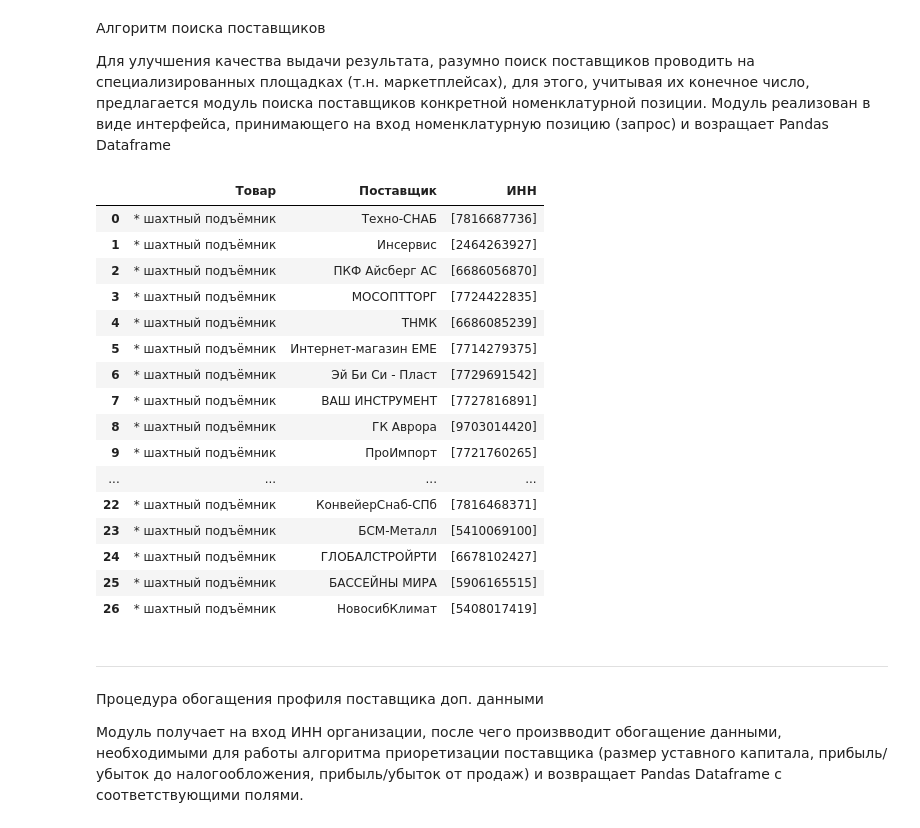
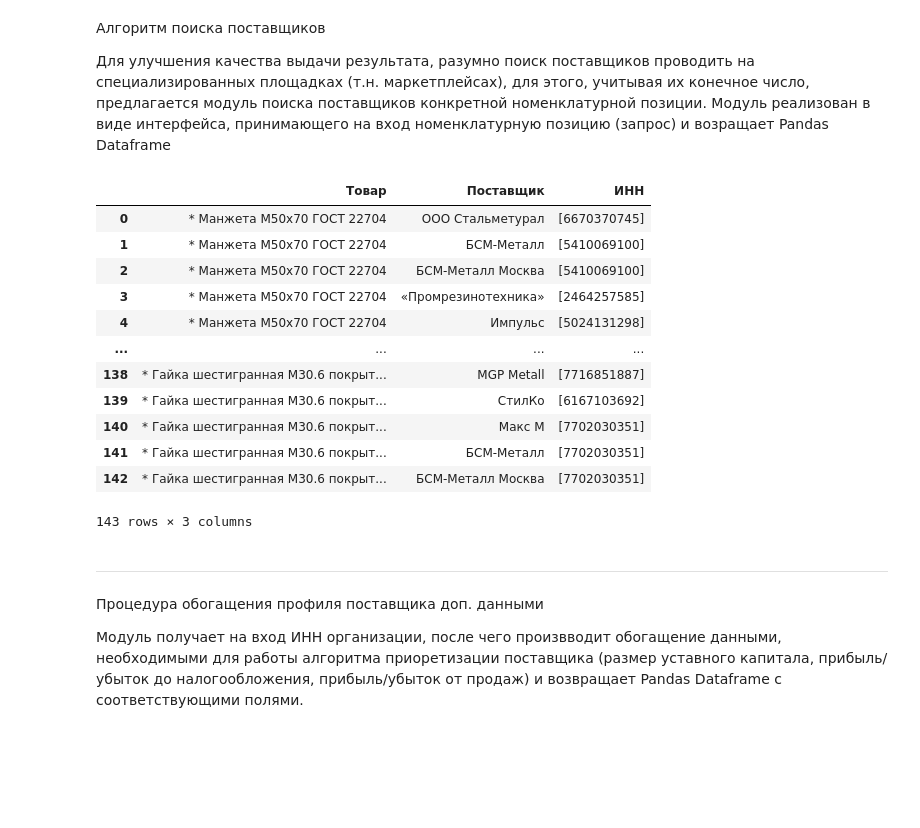
Before and after one commit to AlexHLinS/serverchallengesolution, a Jupyter notebook: Ezee_task3_solution.ipynb, the cells around one changed output. Saved outputs shown, nothing was run; the diff lists cells and outputs as text; code cells hidden in the pictures; blank space fills up the shorter version.

```diff
--- a/Ezee_task3_solution.ipynb
+++ b/Ezee_task3_solution.ipynb
@@ -136,7 +138,7 @@ def universalNomenclatureParcer(NomenclatureDataFrame):
 # %% [markdown]
 Пример работы модуля на примере представленных Заказчиком данны (task3/poiskpostav_v1.xlsx):
 # %%
-input_data = pd.read_excel('task3/poiskpostav_v1.xlsx')
+input_data = pd.read_excel('task3/test_data.xlsx')
 input_data
 # %% [output]
 |  | № | Наименование |
@@ -458,29 +505,25 @@ def get_company_list_by_product(product_name):
     return result
 # %%
 search_results = pd.DataFrame(columns=['Товар', 'Поставщик', 'ИНН'])
-max_items_count = 1
+max_items_count = 5
 for element in input_data['Наименование']:
     if max_items_count == 0:
         break
     search_results = search_results.append(get_company_list_by_product(element), ignore_index=True)
     max_items_count -= 1
 
 search_results
 # %% [output]
 |  | Товар | Поставщик | ИНН |
-| 0 | * шахтный подъёмник | Техно-СНАБ | [7816687736] |
-| 1 | * шахтный подъёмник | Инсервис | [2464263927] |
-| 2 | * шахтный подъёмник | ПКФ Айсберг АС | [6686056870] |
-| 3 | * шахтный подъёмник | МОСОПТТОРГ | [7724422835] |
-| 4 | * шахтный подъёмник | ТНМК | [6686085239] |
-| 5 | * шахтный подъёмник | Интернет-магазин EME | [7714279375] |
-| 6 | * шахтный подъёмник | Эй Би Си - Пласт | [7729691542] |
-| 7 | * шахтный подъёмник | ВАШ ИНСТРУМЕНТ | [7727816891] |
-| 8 | * шахтный подъёмник | ГК Аврора | [9703014420] |
-| 9 | * шахтный подъёмник | ПроИмпорт | [7721760265] |
+| 0 | * Манжета М50х70 ГОСТ 22704 | ООО Стальметурал | [6670370745] |
+| 1 | * Манжета М50х70 ГОСТ 22704 | БСМ-Металл | [5410069100] |
+| 2 | * Манжета М50х70 ГОСТ 22704 | БСМ-Металл Москва | [5410069100] |
+| 3 | * Манжета М50х70 ГОСТ 22704 | «Промрезинотехника» | [2464257585] |
+| 4 | * Манжета М50х70 ГОСТ 22704 | Импульс | [5024131298] |
 | ... | ... | ... | ... |
-| 22 | * шахтный подъёмник | КонвейерСнаб-СПб | [7816468371] |
-| 23 | * шахтный подъёмник | БСМ-Металл | [5410069100] |
-| 24 | * шахтный подъёмник | ГЛОБАЛСТРОЙРТИ | [6678102427] |
-| 25 | * шахтный подъёмник | БАССЕЙНЫ МИРА | [5906165515] |
-| 26 | * шахтный подъёмник | НовосибКлимат | [5408017419] |
+| 138 | * Гайка шестигранная M30.6 покрыт... | MGP Metall | [7716851887] |
+| 139 | * Гайка шестигранная M30.6 покрыт... | СтилКо | [6167103692] |
+| 140 | * Гайка шестигранная M30.6 покрыт... | Макс М | [7702030351] |
+| 141 | * Гайка шестигранная M30.6 покрыт... | БСМ-Металл | [7702030351] |
+| 142 | * Гайка шестигранная M30.6 покрыт... | БСМ-Металл Москва | [7702030351] |
+143 rows × 3 columns
```
Also changed, not shown: parts of 13 cells of this notebook, 7 other files.
